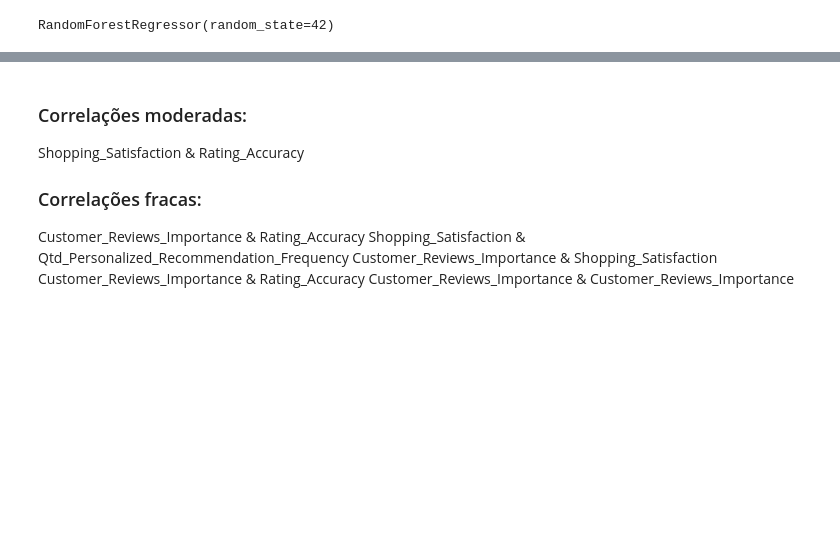
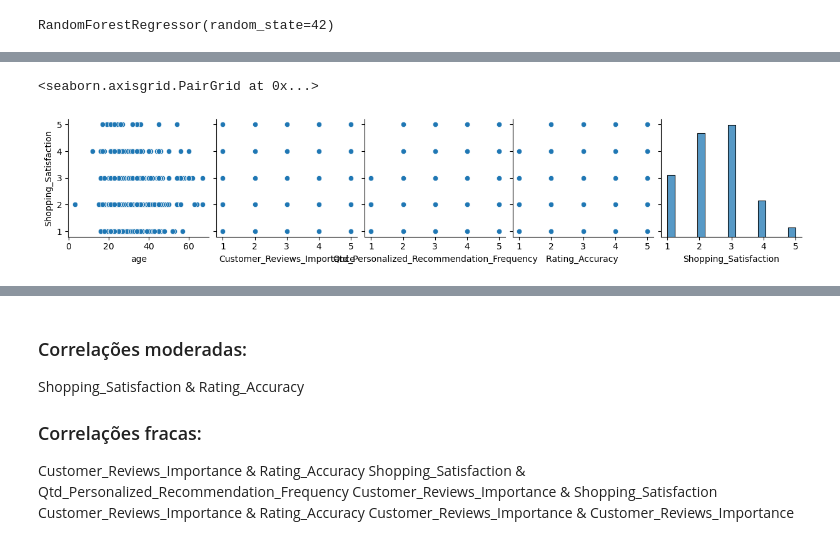
Before and after one commit to OliviaHelena10/PYTHON_PROJECTS, a Jupyter notebook: trabalhando_com_analises/cust_behavior.ipynb, the cells around one changed output, grey strips where cells are left out. Saved outputs shown, nothing was run; the diff lists cells and outputs as text; code cells hidden in the pictures; blank space fills up the shorter version.

```diff
--- a/trabalhando_com_analises/cust_behavior.ipynb
+++ b/trabalhando_com_analises/cust_behavior.ipynb
@@ -503,0 +556,5 @@ RandomForestRegressor(random_state=42)
+# %%
+sns.pairplot(df, y_vars='Shopping_Satisfaction')
+# %% [output]
+<seaborn.axisgrid.PairGrid at 0x...>
+[figure, added]
```
Also changed, not shown: parts of 13 cells of this notebook.
